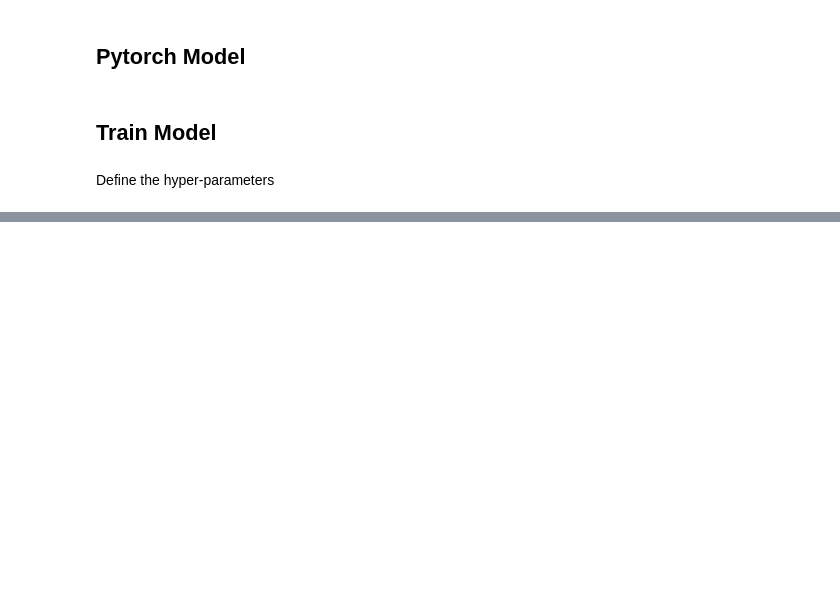
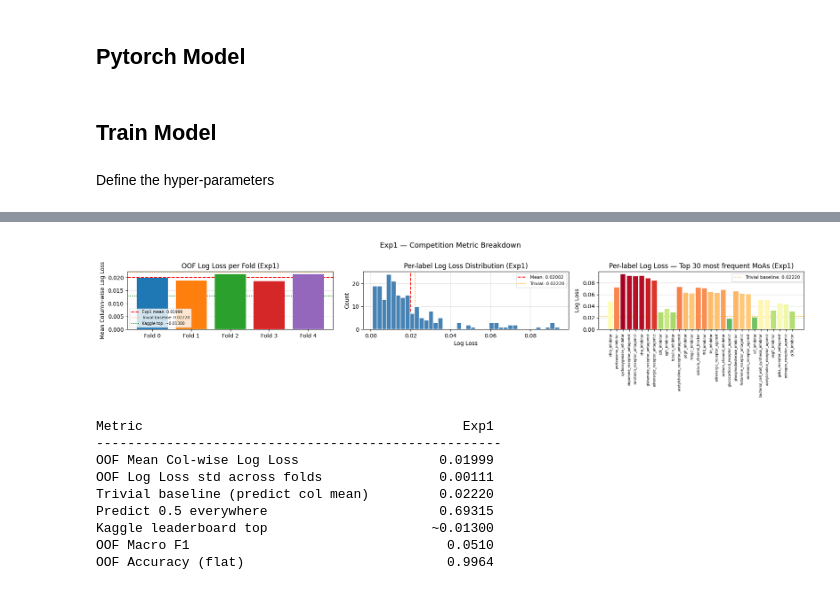
Before and after one commit to kasrakn/MoA_prediction_kaggle, a Jupyter notebook: src/exp1.ipynb, the cells around one changed output, grey strips where cells are left out. Saved outputs shown, nothing was run; the diff lists cells and outputs as text; code cells hidden in the pictures; blank space fills up the shorter version.

```diff
--- a/src/exp1.ipynb
+++ b/src/exp1.ipynb
@@ -179,0 +468,77 @@ Training started on  cpu
+# %%
+colors     = plt.cm.tab10.colors
+fold_labels = [f"Fold {i}" for i in range(N_FOLDS)]
+
+# Per-label log loss
+per_label_ll = np.array([
+    log_loss(oof_targets[:, j], np.clip(oof_preds[:, j], 1e-15, 1 - 1e-15), labels=[0, 1])
+    for j in range(OUTPUT_DIM)
+])
+
+fig, axes = plt.subplots(1, 3, figsize=(18, 4))
+
+# --- Plot 1: per-fold log loss with baselines ---
+bars = axes[0].bar(fold_labels, fold_log_losses, color=colors[:N_FOLDS], zorder=3)
+axes[0].axhline(mean_ll,           color='red',    linestyle='--', linewidth=1.5, label=f'Exp1 mean: {mean_ll:.5f}')
+axes[0].axhline(baseline_mean_ll,  color='orange', linestyle=':',  linewidth=1.5, label=f'Trivial baseline: {baseline_mean_ll:.5f}')
+axes[0].axhline(0.013,             color='green',  linestyle=':',  linewidth=1.5, label='Kaggle top: ~0.01300')
+axes[0].set_title('OOF Log Loss per Fold (Exp1)')
+axes[0].set_ylabel('Mean Column-wise Log Loss')
+axes[0].legend(fontsize=7)
+axes[0].grid(axis='y', alpha=0.4, zorder=0)
+
+# --- Plot 2: distribution of per-label log loss ---
+axes[1].hist(per_label_ll, bins=40, color='steelblue', edgecolor='white', zorder=3)
+axes[1].axvline(np.mean(per_label_ll), color='red', linestyle='--',
+                label=f'Mean: {np.mean(per_label_ll):.5f}')
+axes[1].axvline(baseline_mean_ll, color='orange', linestyle=':',
+                label=f'Trivial: {baseline_mean_ll:.5f}')
+axes[1].set_title('Per-label Log Loss Distribution (Exp1)')
+axes[1].set_xlabel('Log Loss')
+axes[1].set_ylabel('Count')
+axes[1].legend(fontsize=8)
+axes[1].grid(alpha=0.4, zorder=0)
+
+# --- Plot 3: per-label log loss for top-30 most frequent MoAs ---
+label_counts = oof_targets.sum(axis=0)
+top_n  = 30
+top_idx = np.argsort(label_counts)[::-1][:top_n]
+top_ll  = per_label_ll[top_idx]
+top_names = main_targets_df.columns[top_idx]
+
+bar_colors = plt.cm.RdYlGn_r(top_ll / top_ll.max())
+axes[2].bar(range(top_n), top_ll, color=bar_colors, zorder=3)
+axes[2].axhline(baseline_mean_ll, color='orange', linestyle=':', linewidth=1.2,
+                label=f'Trivial baseline: {baseline_mean_ll:.5f}')
+axes[2].set_xticks(range(top_n))
+axes[2].set_xticklabels(top_names, rotation=90, fontsize=6)
+axes[2].set_title(f'Per-label Log Loss — Top {top_n} most frequent MoAs (Exp1)')
+axes[2].set_ylabel('Log Loss')
+axes[2].legend(fontsize=8)
+axes[2].grid(axis='y', alpha=0.4, zorder=0)
+
+plt.suptitle('Exp1 — Competition Metric Breakdown', fontsize=13, y=1.01)
+plt.tight_layout()
+plt.show()
+
+# Summary table
+print(f"\n{'Metric':<40} {'Exp1':>10}")
+print('-' * 52)
+print(f"{'OOF Mean Col-wise Log Loss':<40} {mean_ll:>10.5f}")
+print(f"{'OOF Log Loss std across folds':<40} {std_ll:>10.5f}")
+print(f"{'Trivial baseline (predict col mean)':<40} {baseline_mean_ll:>10.5f}")
+print(f"{'Predict 0.5 everywhere':<40} {baseline_half_ll:>10.5f}")
+print(f"{'Kaggle leaderboard top':<40} {'~0.01300':>10}")
+print(f"{'OOF Macro F1':<40} {oof_f1:>10.4f}")
+print(f"{'OOF Accuracy (flat)':<40} {oof_acc:>10.4f}")
+# %% [output]
+[figure, added]
+Metric                                         Exp1
+----------------------------------------------------
+OOF Mean Col-wise Log Loss                  0.01999
+OOF Log Loss std across folds               0.00111
+Trivial baseline (predict col mean)         0.02220
+Predict 0.5 everywhere                      0.69315
+Kaggle leaderboard top                     ~0.01300
+OOF Macro F1                                 0.0510
+OOF Accuracy (flat)                          0.9964
```
Also changed, not shown: parts of 18 cells of this notebook, 2 other files.
